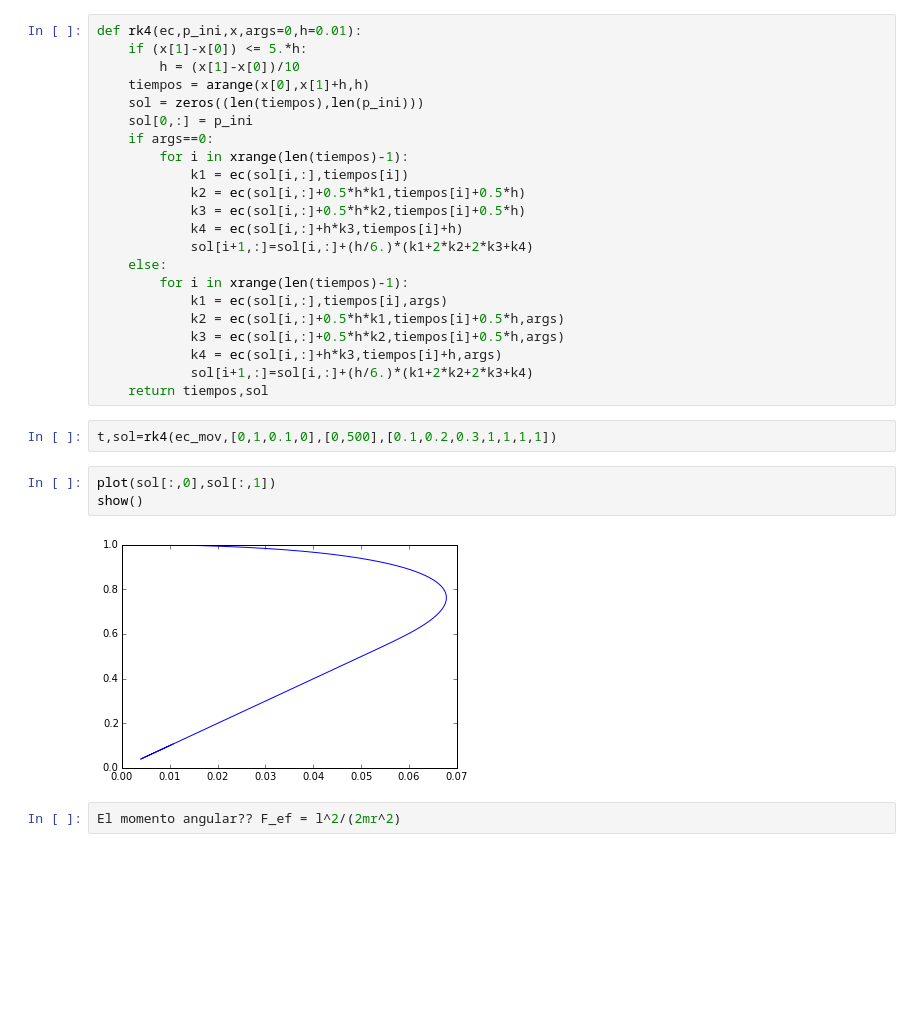
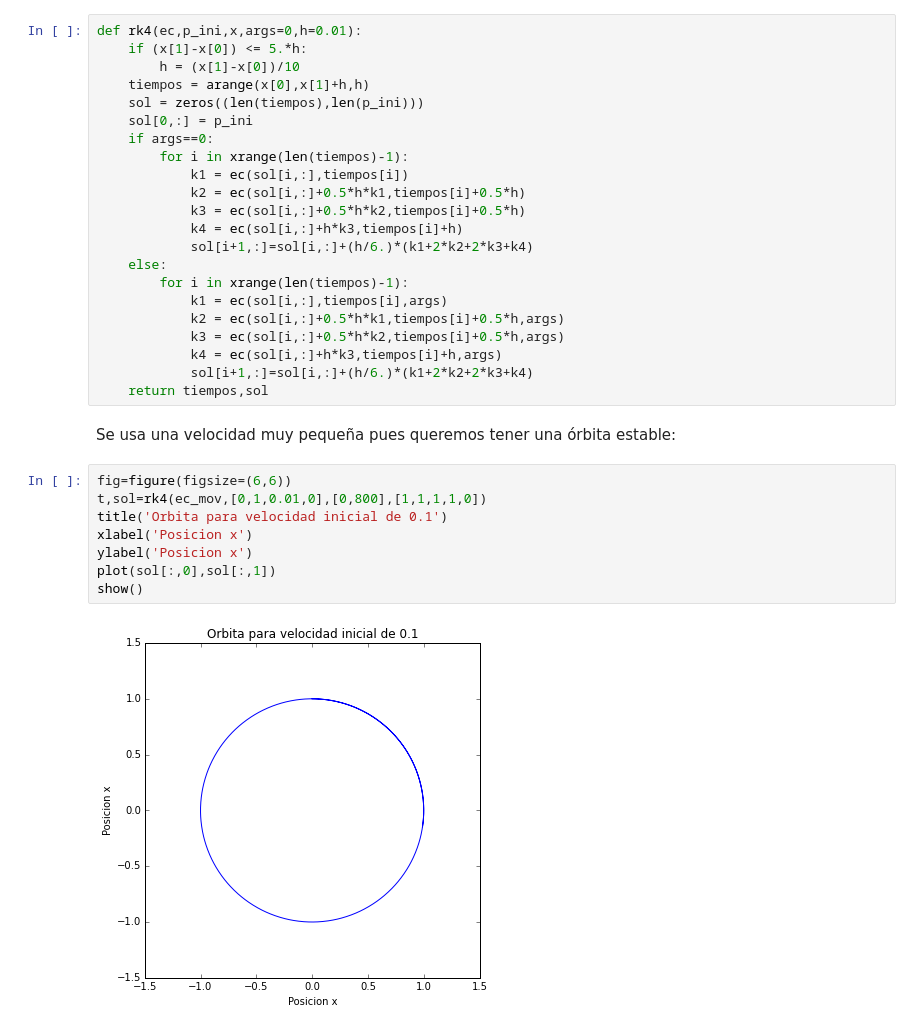
Before and after one commit to Erandii/Tareas, a Jupyter notebook: Tareas/TAREA-EXAMEN.1/Pregunta_2.ipynb, the cells around one changed output. Drawn from its saved outputs; the diff is of its cells as text; blank space fills up the shorter version.

```diff
--- a/Tareas/TAREA-EXAMEN.1/Pregunta_2.ipynb
+++ b/Tareas/TAREA-EXAMEN.1/Pregunta_2.ipynb
@@ -113,12 +117,15 @@ def rk4(ec,p_ini,x,args=0,h=0.01):
             k4 = ec(sol[i,:]+h*k3,tiempos[i]+h,args)
             sol[i+1,:]=sol[i,:]+(h/6.)*(k1+2*k2+2*k3+k4)
     return tiempos,sol
-# %%
-t,sol=rk4(ec_mov,[0,1,0.1,0],[0,500],[0.1,0.2,0.3,1,1,1,1])
-# %%
-plot(sol[:,0],sol[:,1])
-show()
-# %% [output]
-[figure, removed]
-# %%
-El momento angular?? F_ef = l^2/(2mr^2)
+# %% [markdown]
+Se usa una velocidad muy pequeña pues queremos tener una órbita estable:
+# %%
+fig=figure(figsize=(6,6))
+t,sol=rk4(ec_mov,[0,1,0.01,0],[0,800],[1,1,1,1,0])
+title('Orbita para velocidad inicial de 0.1')
+xlabel('Posicion x')
+ylabel('Posicion x')
+plot(sol[:,0],sol[:,1])
+show()
+# %% [output]
+[figure, added]
```
Also changed, not shown: parts of 14 cells of this notebook, 4 other files.
